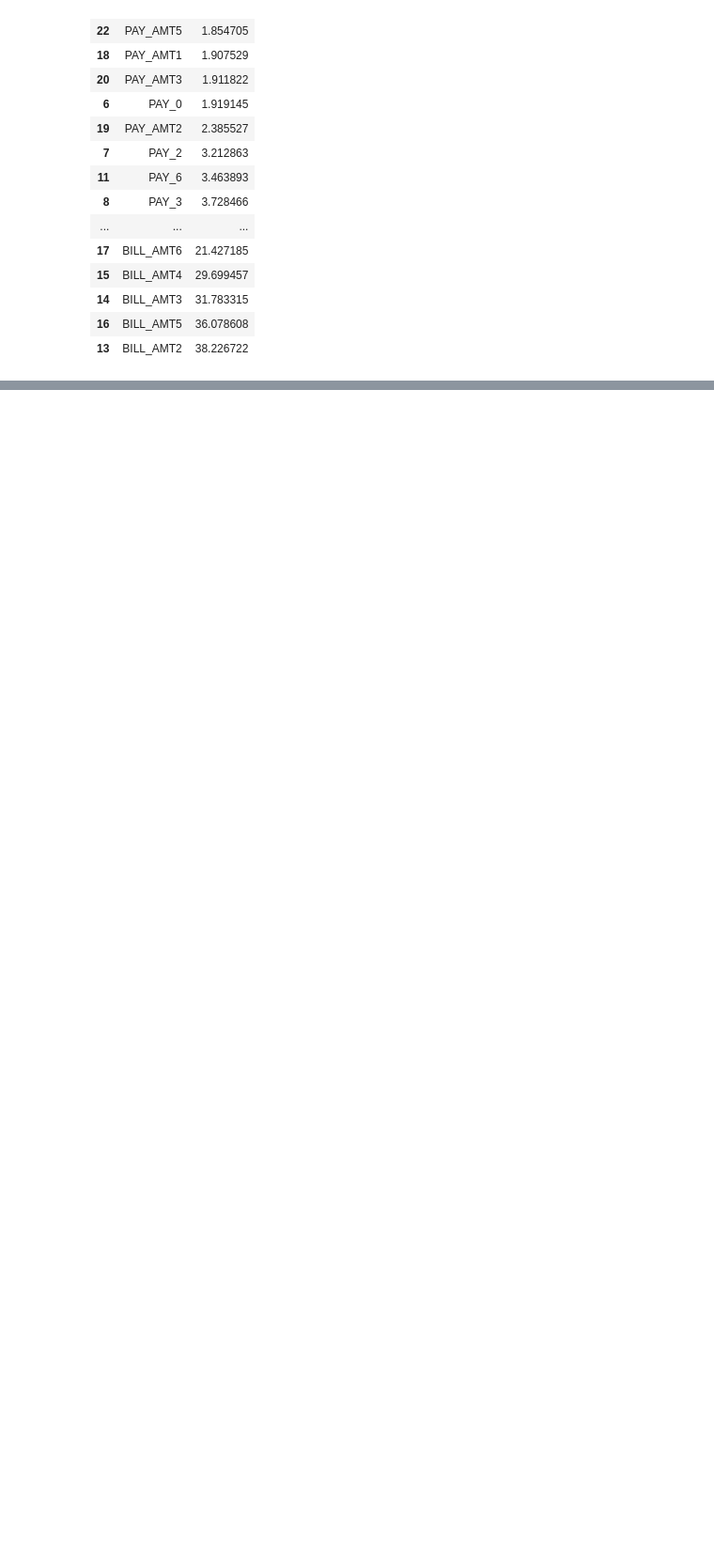
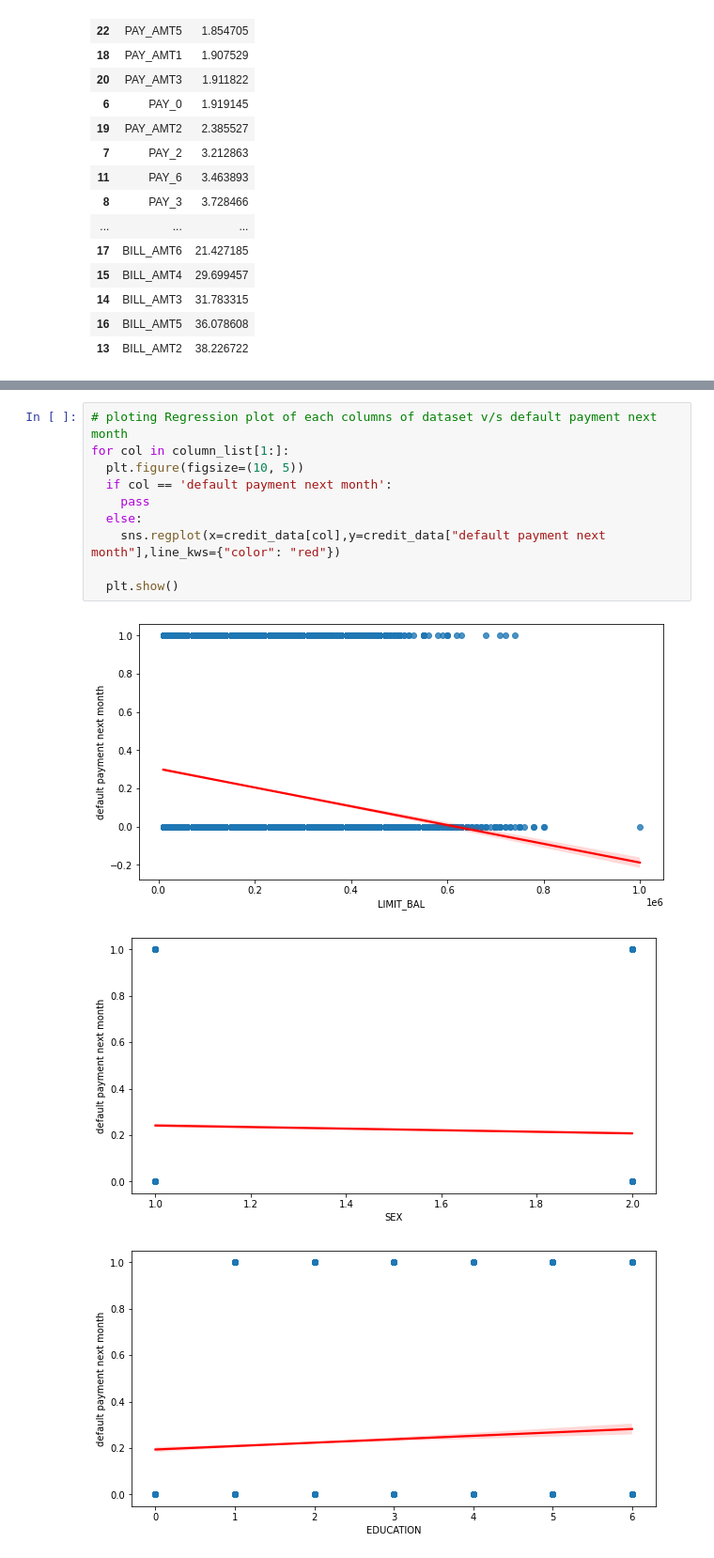
Before and after one commit to MiteshBhanushali/Credit-Card-Default, a Jupyter notebook: Copy_of_Credit_Card_Default_Prediction_Capstone_Project.ipynb, the cells around one changed output, grey strips where cells are left out. Shown at 94% size. Drawn from its saved outputs; the diff is of its cells as text; blank space fills up the shorter version.

```diff
--- a/Copy_of_Credit_Card_Default_Prediction_Capstone_Project.ipynb
+++ b/Copy_of_Credit_Card_Default_Prediction_Capstone_Project.ipynb
@@ -241,0 +273,14 @@ calc_vif(credit_data[[i for i in credit_data.describe().columns if i not in ['de
+# %%
+# ploting Regression plot of each columns of dataset v/s default payment next month
+for col in column_list[1:]:
+  plt.figure(figsize=(10, 5))
+  if col == 'default payment next month':
+    pass
+  else:
+    sns.regplot(x=credit_data[col],y=credit_data["default payment next month"],line_kws={"color": "red"})
+
+  plt.show()
+# %% [output]
+[figure, added]
+[figure, added]
+[figure, added]
```
Also changed, not shown: parts of 18 cells of this notebook.
